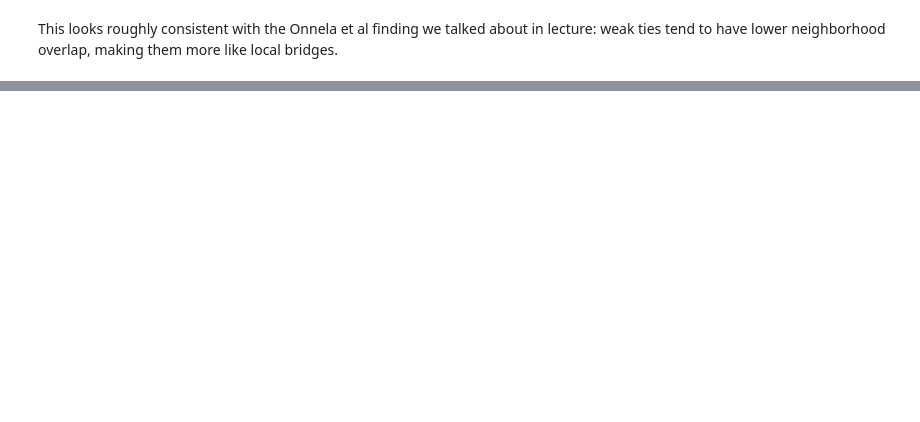
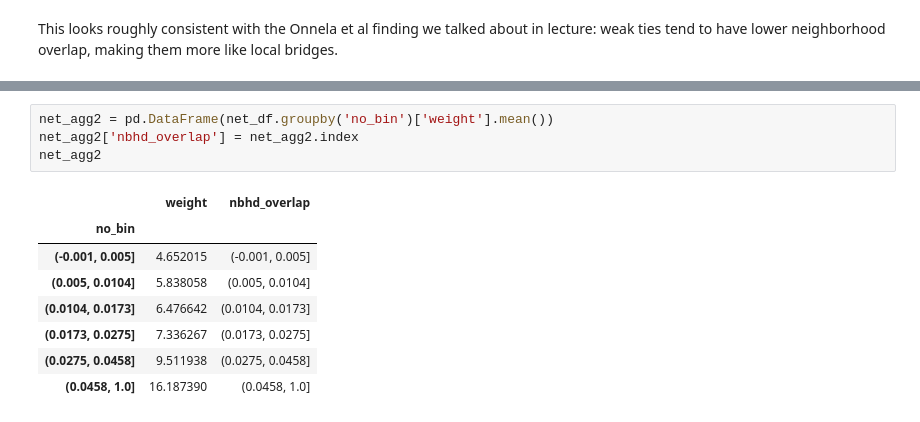
Before and after one commit to dfeehan/demog180-sp2019, a Jupyter notebook: lecture/04_sowt/sowt_wiki_talk.ipynb, the cells around one changed output, grey strips where cells are left out. Cells and saved outputs as stored; diff of their text form; blank space fills up the shorter version.

```diff
--- a/lecture/04_sowt/sowt_wiki_talk.ipynb
+++ b/lecture/04_sowt/sowt_wiki_talk.ipynb
@@ -207,0 +238,13 @@ This looks roughly consistent with the Onnela et al finding we talked about in l
+# %%
+net_agg2 = pd.DataFrame(net_df.groupby('no_bin')['weight'].mean())
+net_agg2['nbhd_overlap'] = net_agg2.index
+net_agg2
+# %% [output]
+|  | weight | nbhd_overlap |
+| no_bin |  |  |
+| (-0.001, 0.005] | 4.652015 | (-0.001, 0.005] |
+| (0.005, 0.0104] | 5.838058 | (0.005, 0.0104] |
+| (0.0104, 0.0173] | 6.476642 | (0.0104, 0.0173] |
+| (0.0173, 0.0275] | 7.336267 | (0.0173, 0.0275] |
+| (0.0275, 0.0458] | 9.511938 | (0.0275, 0.0458] |
+| (0.0458, 1.0] | 16.187390 | (0.0458, 1.0] |
```
Also changed, not shown: parts of 12 cells of this notebook.
